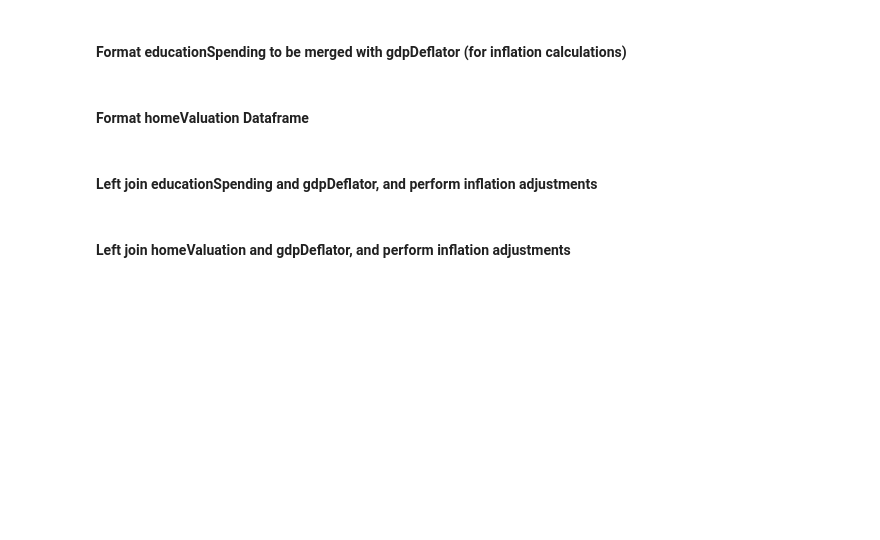
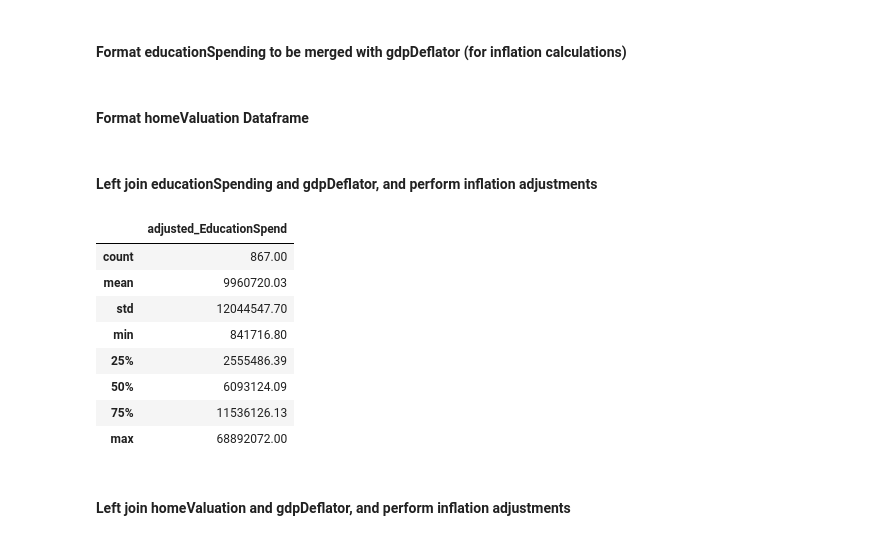
Before and after one commit to Max-Jacobsen/EducationSpending_HomeValuations_analysis, a Jupyter notebook: project_group4.ipynb, the cells around one changed output. Drawn from its saved outputs; the diff is of its cells as text; code cells hidden in the pictures; blank space fills up the shorter version.

```diff
--- a/project_group4.ipynb
+++ b/project_group4.ipynb
@@ -96,19 +96,32 @@ homeValuation = homeValuation.reset_index(drop=True)
 # %%
 # Left join
 education_gdpDeflator = pd.merge(educationSpending, gdpDeflator, on='year', how='left')
 
 # define variable for base year value
 BaseYear = gdpDeflator.loc[16, 'ipd']
 
 # Make new column for adjusted values
 education_gdpDeflator['adjusted_EducationSpend'] = 0
 
 # Adjust value calculations
 education_gdpDeflator['adjusted_EducationSpend'] = (education_gdpDeflator['EducationSpend'] / education_gdpDeflator['ipd']) * BaseYear
 
 # Format final dataset
 collumn_Drop = ['ipd', 'EducationSpend']
 educationSpending_final = education_gdpDeflator.drop(collumn_Drop, axis=1)
+
+# Summary stats
+educationSpending_final.describe()
+# %% [output]
+|  | adjusted_EducationSpend |
+| count | 867.00 |
+| mean | 9960720.03 |
+| std | 12044547.70 |
+| min | 841716.80 |
+| 25% | 2555486.39 |
+| 50% | 6093124.09 |
+| 75% | 11536126.13 |
+| max | 68892072.00 |
 # %% [markdown]
 #### Left join homeValuation and gdpDeflator, and perform inflation adjustments
 # %%
```
Also changed, not shown: parts of 2 cells of this notebook.
